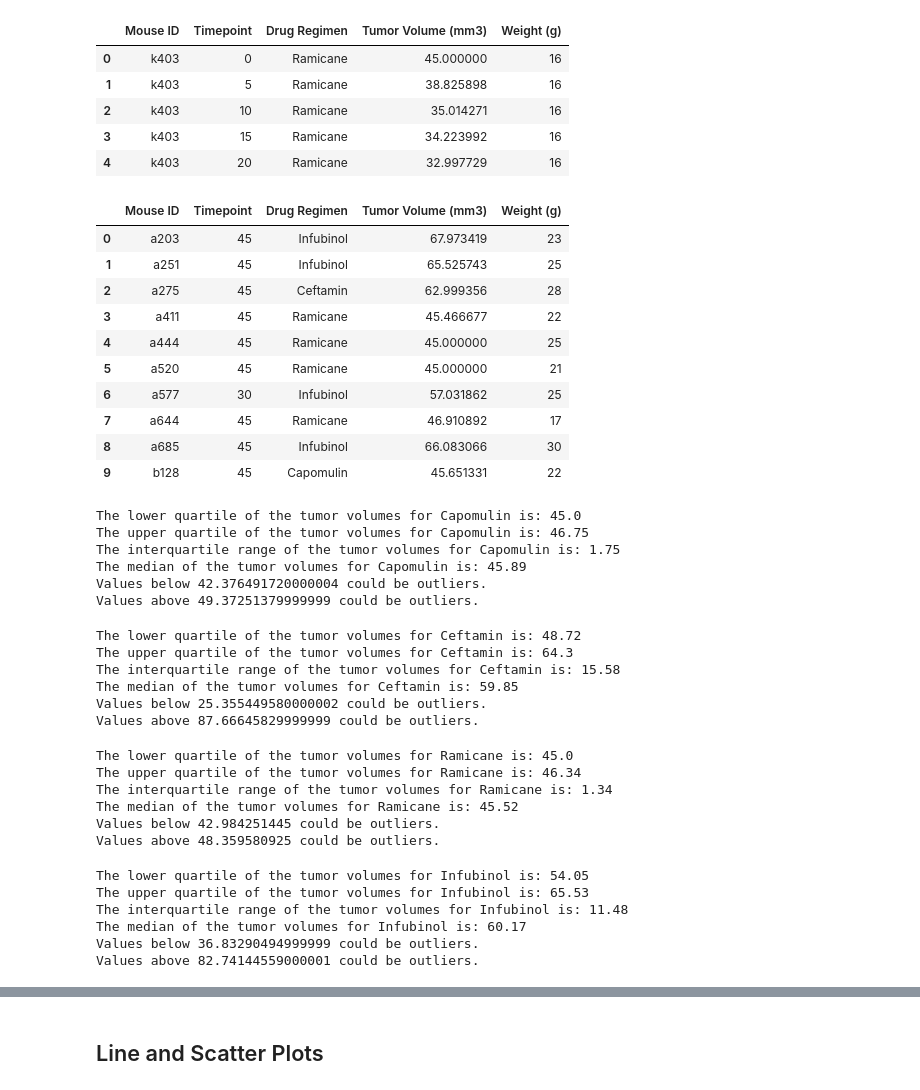
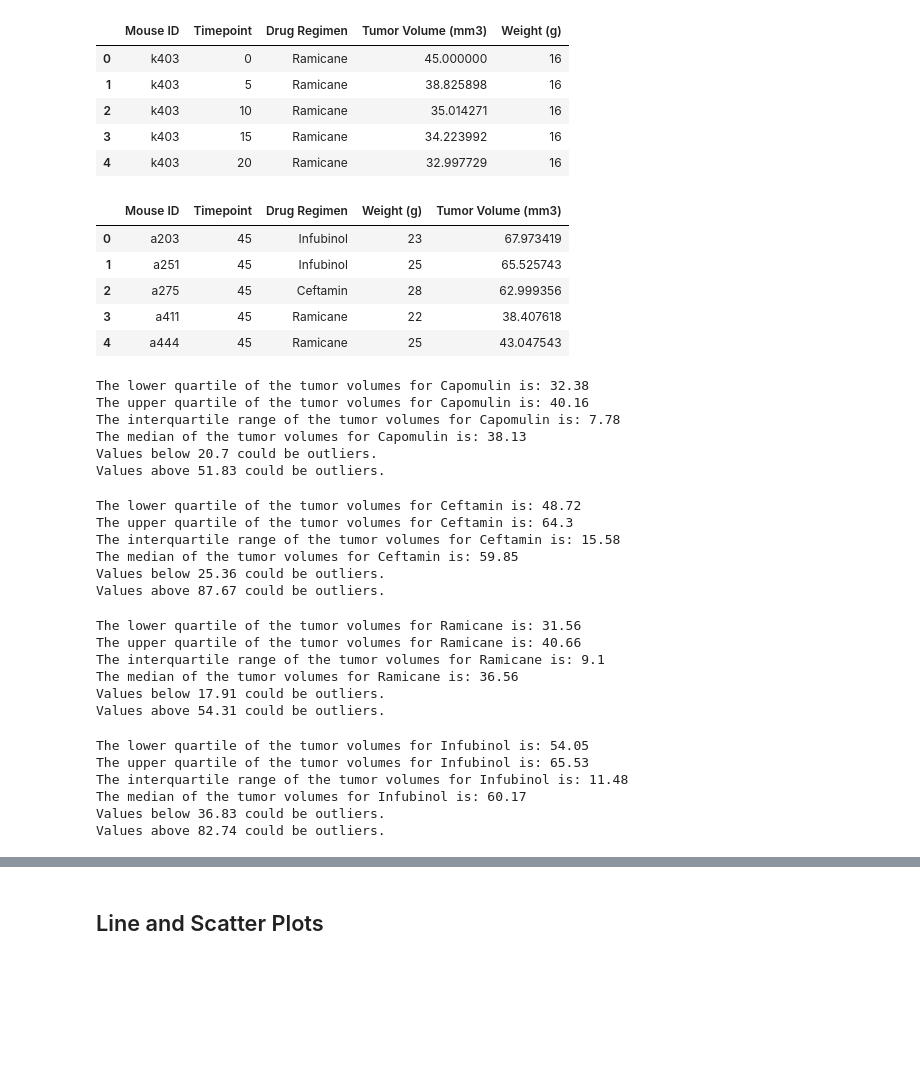
Before and after one commit to jenniecinelli/matplotlib, a Jupyter notebook: Pymaceuticals/pymaceuticals_starter.ipynb, the cells around one changed output, grey strips where cells are left out. Drawn from its saved outputs; the diff is of its cells as text; code cells hidden in the pictures; blank space fills up the shorter version.

```diff
--- a/Pymaceuticals/pymaceuticals_starter.ipynb
+++ b/Pymaceuticals/pymaceuticals_starter.ipynb
@@ -287,37 +287,32 @@ removed_columns_df.head()
 # %%
 # Calculate the final tumor volume of each mouse across four of the treatment regimens:
 # Capomulin, Ramicane, Infubinol, and Ceftamin
 certain_drugs = removed_columns_df.loc[(removed_columns_df['Drug Regimen']=='Capomulin') |
                                   (removed_columns_df['Drug Regimen']=='Ramicane') |
                                   (removed_columns_df['Drug Regimen']=='Infubinol') |
                                   (removed_columns_df['Drug Regimen']=='Ceftamin'), :]
 
 # Start by getting the last (greatest) timepoint for each mouse
 groupby_timepoint_df = removed_columns_df.groupby(["Mouse ID"]).max()
 
 # Merge this group df with the original dataframe to get the tumor volume at the last timepoint
 combined_drug_df = pd.merge(groupby_timepoint_df, certain_drugs, on=["Mouse ID", "Timepoint", "Weight (g)", "Drug Regimen"])
 
 #drop tumor volume y
-del combined_drug_df['Tumor Volume (mm3)_y']
+del combined_drug_df['Tumor Volume (mm3)_x']
 
 #rename tumor volume x
-combined_drug_df = combined_drug_df.rename(columns={"Tumor Volume (mm3)_x": "Tumor Volume (mm3)"})
+combined_drug_df = combined_drug_df.rename(columns={"Tumor Volume (mm3)_y": "Tumor Volume (mm3)"})
 
 #show sample of data table
-combined_drug_df.head(10)
+combined_drug_df.head()
 # %% [output]
-|  | Mouse ID | Timepoint | Drug Regimen | Tumor Volume (mm3) | Weight (g) |
-| 0 | a203 | 45 | Infubinol | 67.973419 | 23 |
-| 1 | a251 | 45 | Infubinol | 65.525743 | 25 |
-| 2 | a275 | 45 | Ceftamin | 62.999356 | 28 |
-| 3 | a411 | 45 | Ramicane | 45.466677 | 22 |
-| 4 | a444 | 45 | Ramicane | 45.000000 | 25 |
-| 5 | a520 | 45 | Ramicane | 45.000000 | 21 |
-| 6 | a577 | 30 | Infubinol | 57.031862 | 25 |
-| 7 | a644 | 45 | Ramicane | 46.910892 | 17 |
-| 8 | a685 | 45 | Infubinol | 66.083066 | 30 |
-| 9 | b128 | 45 | Capomulin | 45.651331 | 22 |
+|  | Mouse ID | Timepoint | Drug Regimen | Weight (g) | Tumor Volume (mm3) |
+| 0 | a203 | 45 | Infubinol | 23 | 67.973419 |
+| 1 | a251 | 45 | Infubinol | 25 | 65.525743 |
+| 2 | a275 | 45 | Ceftamin | 28 | 62.999356 |
+| 3 | a411 | 45 | Ramicane | 22 | 38.407618 |
+| 4 | a444 | 45 | Ramicane | 25 | 43.047543 |
 # %%
 # Put treatments into a list for for loop (and later for plot labels)
 drug_treatments = ["Capomulin", "Ceftamin", "Ramicane", "Infubinol"]
@@ -328,6 +319,6 @@ tumor_vol_data = [capomulin_vol, ceftamin_vol, ramicane_vol, infubinol_vol]
 # add subset
 # %%
-# Locate the rows which contain mice on each drug and get the tumor volumes
+# Locate the rows which contain mice on Capomulin and get the tumor volumes
 capomulin_data = combined_drug_df.loc[(combined_drug_df['Drug Regimen']=='Capomulin'), :]
 #capomulin_data
 capomulin_vol = capomulin_data["Tumor Volume (mm3)"]
@@ -346,17 +337,17 @@ print(f"The median of the tumor volumes for Capomulin is: {round(capomulin_quart
 # Determine outliers using upper and lower bounds
 capomulin_lower_bound = capomulin_lowerq - (1.5*capomulin_iqr)
 capomulin_upper_bound = capomulin_upperq + (1.5*capomulin_iqr)
-print(f"Values below {capomulin_lower_bound} could be outliers.")
-print(f"Values above {capomulin_upper_bound} could be outliers.")
+print(f"Values below {round(capomulin_lower_bound,2)} could be outliers.")
+print(f"Values above {round(capomulin_upper_bound,2)} could be outliers.")
 # %% [output]
-The lower quartile of the tumor volumes for Capomulin is: 45.0
-The upper quartile of the tumor volumes for Capomulin is: 46.75
-The interquartile range of the tumor volumes for Capomulin is: 1.75
-The median of the tumor volumes for Capomulin is: 45.89
-Values below 42.376491720000004 could be outliers.
-Values above 49.37251379999999 could be outliers.
+The lower quartile of the tumor volumes for Capomulin is: 32.38
+The upper quartile of the tumor volumes for Capomulin is: 40.16
+The interquartile range of the tumor volumes for Capomulin is: 7.78
+The median of the tumor volumes for Capomulin is: 38.13
+Values below 20.7 could be outliers.
+Values above 51.83 could be outliers.
 # %%
-# Locate the rows which contain mice on each drug and get the tumor volumes
+# Locate the rows which contain mice on Ceftamin and get the tumor volumes
 ceftamin_data = combined_drug_df.loc[(combined_drug_df['Drug Regimen']=='Ceftamin'), :]
 #ceftamin_data
 ceftamin_vol = ceftamin_data["Tumor Volume (mm3)"]
@@ -375,17 +366,17 @@ print(f"The median of the tumor volumes for Ceftamin is: {round(ceftamin_quartil
 # Determine outliers using upper and lower bounds
 ceftamin_lower_bound = ceftamin_lowerq - (1.5*ceftamin_iqr)
 ceftamin_upper_bound = ceftamin_upperq + (1.5*ceftamin_iqr)
-print(f"Values below {ceftamin_lower_bound} could be outliers.")
-print(f"Values above {ceftamin_upper_bound} could be outliers.")
+print(f"Values below {round(ceftamin_lower_bound,2)} could be outliers.")
+print(f"Values above {round(ceftamin_upper_bound,2)} could be outliers.")
 # %% [output]
 The lower quartile of the tumor volumes for Ceftamin is: 48.72
 The upper quartile of the tumor volumes for Ceftamin is: 64.3
 The interquartile range of the tumor volumes for Ceftamin is: 15.58
 The median of the tumor volumes for Ceftamin is: 59.85
-Values below 25.355449580000002 could be outliers.
-Values above 87.66645829999999 could be outliers.
+Values below 25.36 could be outliers.
+Values above 87.67 could be outliers.
 # %%
-# Locate the rows which contain mice on each drug and get the tumor volumes
+# Locate the rows which contain mice on Ramicane and get the tumor volumes
 ramicane_data = combined_drug_df.loc[(combined_drug_df['Drug Regimen']=='Ramicane'), :]
 #ramicane_data
 ramicane_vol = ramicane_data["Tumor Volume (mm3)"]
@@ -404,17 +395,17 @@ print(f"The median of the tumor volumes for Ramicane is: {round(ramicane_quartil
 # Determine outliers using upper and lower bounds
 ramicane_lower_bound = ramicane_lowerq - (1.5*ramicane_iqr)
 ramicane_upper_bound = ramicane_upperq + (1.5*ramicane_iqr)
-print(f"Values below {ramicane_lower_bound} could be outliers.")
-print(f"Values above {ramicane_upper_bound} could be outliers.")
+print(f"Values below {round(ramicane_lower_bound,2)} could be outliers.")
+print(f"Values above {round(ramicane_upper_bound,2)} could be outliers.")
 # %% [output]
-The lower quartile of the tumor volumes for Ramicane is: 45.0
-The upper quartile of the tumor volumes for Ramicane is: 46.34
-The interquartile range of the tumor volumes for Ramicane is: 1.34
-The median of the tumor volumes for Ramicane is: 45.52
-Values below 42.984251445 could be outliers.
-Values above 48.359580925 could be outliers.
+The lower quartile of the tumor volumes for Ramicane is: 31.56
+The upper quartile of the tumor volumes for Ramicane is: 40.66
+The interquartile range of the tumor volumes for Ramicane is: 9.1
+The median of the tumor volumes for Ramicane is: 36.56
+Values below 17.91 could be outliers.
+Values above 54.31 could be outliers.
 # %%
-# Locate the rows which contain mice on each drug and get the tumor volumes
+# Locate the rows which contain mice on Infubinol and get the tumor volumes
 infubinol_data = combined_drug_df.loc[(combined_drug_df['Drug Regimen']=='Infubinol'), :]
 #infubinol_data
 infubinol_vol = infubinol_data["Tumor Volume (mm3)"]
@@ -433,12 +424,12 @@ print(f"The median of the tumor volumes for Infubinol is: {round(infubinol_quart
 # Determine outliers using upper and lower bounds
 infubinol_lower_bound = infubinol_lowerq - (1.5*infubinol_iqr)
 infubinol_upper_bound = infubinol_upperq + (1.5*infubinol_iqr)
-print(f"Values below {infubinol_lower_bound} could be outliers.")
-print(f"Values above {infubinol_upper_bound} could be outliers.")
+print(f"Values below {round(infubinol_lower_bound,2)} could be outliers.")
+print(f"Values above {round(infubinol_upper_bound,2)} could be outliers.")
 # %% [output]
 The lower quartile of the tumor volumes for Infubinol is: 54.05
 The upper quartile of the tumor volumes for Infubinol is: 65.53
 The interquartile range of the tumor volumes for Infubinol is: 11.48
 The median of the tumor volumes for Infubinol is: 60.17
-Values below 36.83290494999999 could be outliers.
-Values above 82.74144559000001 could be outliers.
+Values below 36.83 could be outliers.
+Values above 82.74 could be outliers.
```
Also changed, not shown: parts of 7 cells of this notebook.
